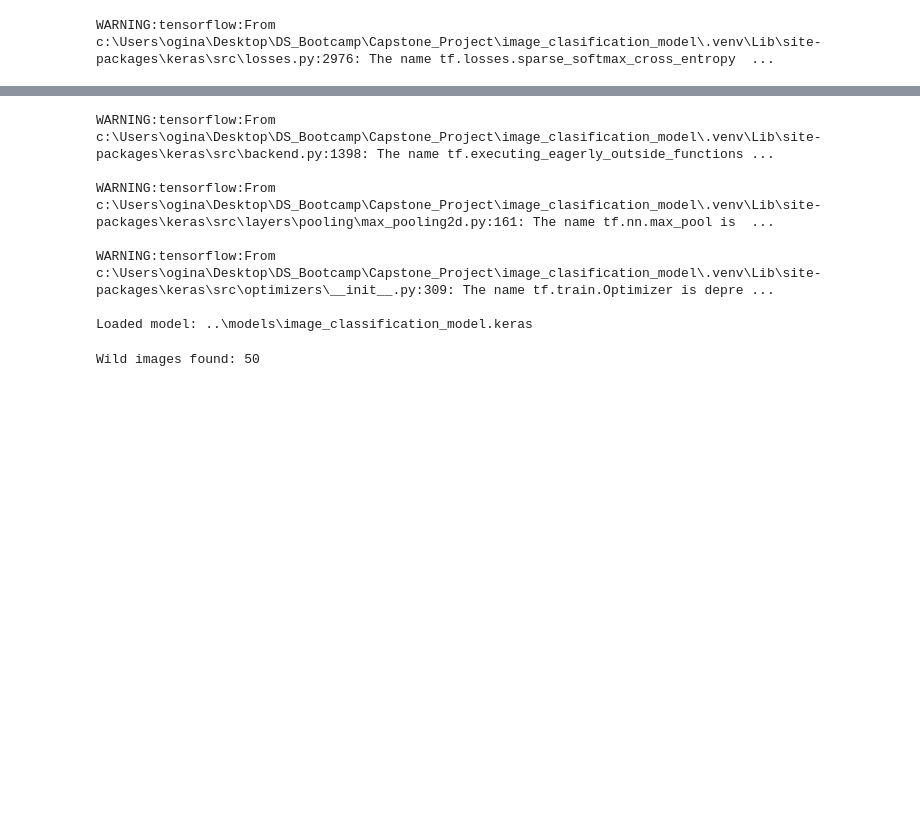
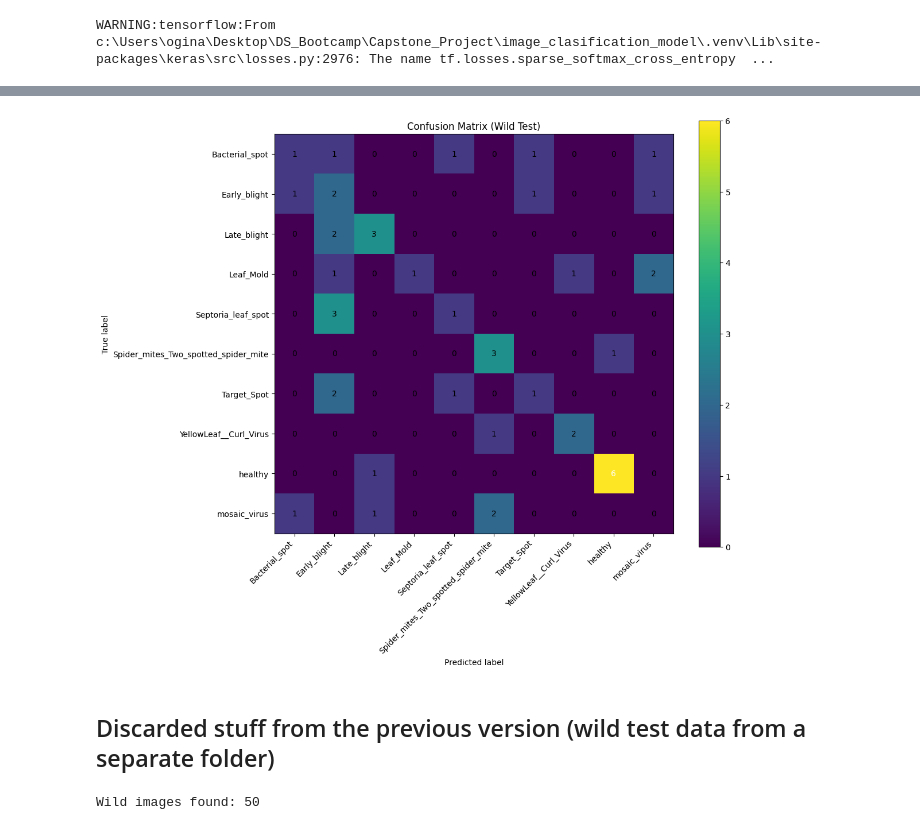
Before and after one commit to Sherzadd/image_clasification_model, a Jupyter notebook: notebooks/04_cnn_model_wild_test.ipynb, the cells around one changed output, grey strips where cells are left out. Drawn from its saved outputs; the diff is of its cells as text; code cells hidden in the pictures; blank space fills up the shorter version.

Commit message:
Add pretrained model v3 with wild images, update test notebook

```diff
--- a/notebooks/04_cnn_model_wild_test.ipynb
+++ b/notebooks/04_cnn_model_wild_test.ipynb
@@ -17,0 +74,10 @@ WILD_DIR   = Path("../data/wild_test")  # change if you store it elsewhere
+# %%
+probs_all = model.predict(wild_test_ds, verbose=1)
+y_pred = np.argmax(probs_all, axis=1)
+y_pred_conf = np.max(probs_all, axis=1)
+
+print("\nConfidence statistics:")
+print(f"  Mean confidence:   {y_pred_conf.mean():.3f}")
+print(f"  Median confidence: {np.median(y_pred_conf):.3f}")
+print(f"  Min confidence:    {y_pred_conf.min():.3f}")
+print(f"  Max confidence:    {y_pred_conf.max():.3f}")
@@ -18 +143,32 @@ WILD_DIR   = Path("../data/wild_test")  # change if you store it elsewhere
+# %%
+import matplotlib.pyplot as plt
+import numpy as np
+
+plt.figure(figsize=(12, 10))
+plt.imshow(cm, interpolation='nearest')
+plt.title("Confusion Matrix (Wild Test)")
+plt.colorbar()
+
+tick_marks = np.arange(len(class_names))
+plt.xticks(tick_marks, class_names, rotation=45, ha="right")
+plt.yticks(tick_marks, class_names)
+
+# Add numbers in each cell
+thresh = cm.max() / 2.0
+for i in range(cm.shape[0]):
+    for j in range(cm.shape[1]):
+        plt.text(
+            j, i, format(cm[i, j], "d"),
+            ha="center", va="center",
+            color="white" if cm[i, j] > thresh else "black"
+        )
+
+plt.xlabel("Predicted label")
+plt.ylabel("True label")
+plt.tight_layout()
+plt.show()
+# %% [output]
+[figure, added]
+# %% [markdown]
+## Discarded stuff from the previous version (wild test data from a separate folder)
 # %%
@@ -30,16 +186,4 @@ class_names = [
     "mosaic_virus",
 ]
 class_to_idx = {c: i for i, c in enumerate(class_names)}
-# %%
-# 3) Load model
-model = tf.keras.models.load_model(MODEL_PATH)
-print("Loaded model:", MODEL_PATH)
-# %% [output]
-WARNING:tensorflow:From c:\Users\ogina\Desktop\DS_Bootcamp\Capstone_Project\image_clasification_model\.venv\Lib\site-packages\keras\src\backend.py:1398: The name tf.executing_eagerly_outside_functions ...
-
-WARNING:tensorflow:From c:\Users\ogina\Desktop\DS_Bootcamp\Capstone_Project\image_clasification_model\.venv\Lib\site-packages\keras\src\layers\pooling\max_pooling2d.py:161: The name tf.nn.max_pool is  ...
-
-WARNING:tensorflow:From c:\Users\ogina\Desktop\DS_Bootcamp\Capstone_Project\image_clasification_model\.venv\Lib\site-packages\keras\src\optimizers\__init__.py:309: The name tf.train.Optimizer is depre ...
-
-Loaded model: ..\models\image_classification_model.keras
 # %%
```
Also changed, not shown: parts of 18 cells of this notebook, 3 other files.
